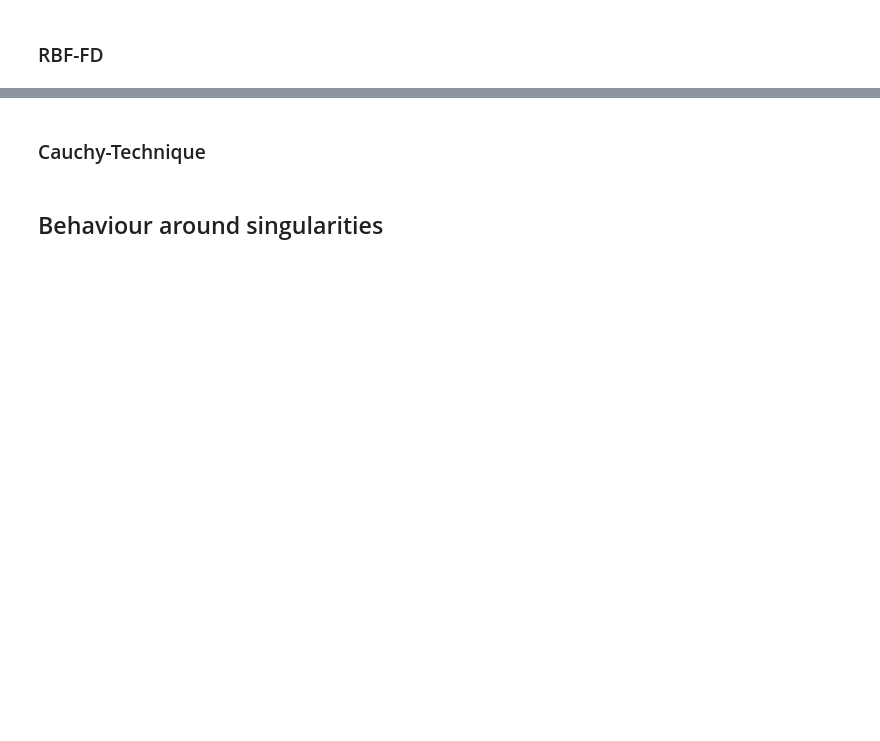
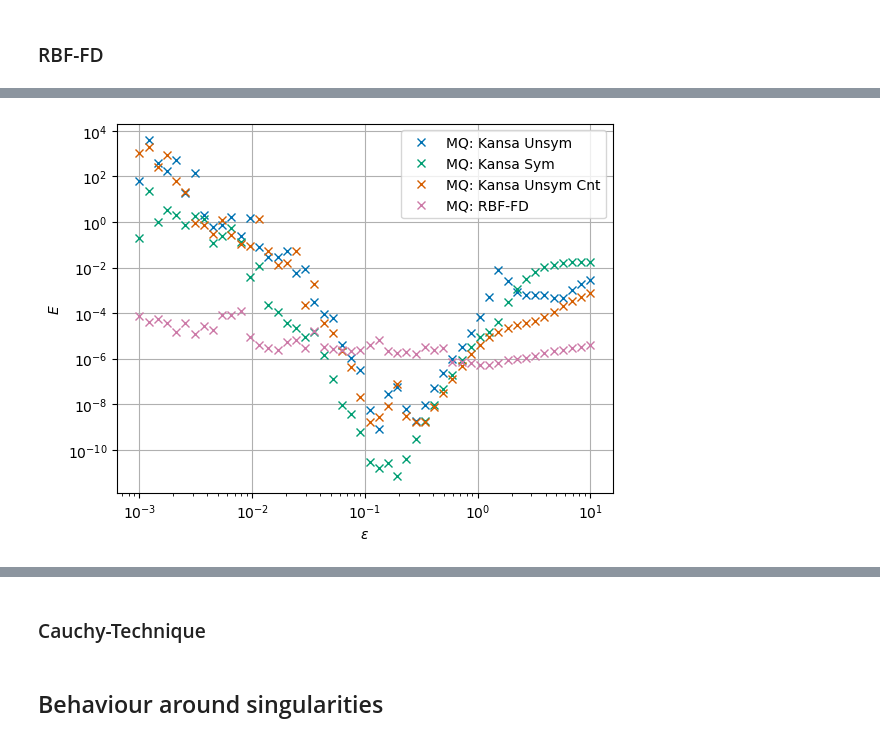
Before and after one commit to maggi0805/MML, a Jupyter notebook: mml_overview.ipynb, the cells around one changed output, grey strips where cells are left out. Drawn from its saved outputs; the diff is of its cells as text; code cells hidden in the pictures; blank space fills up the shorter version.

```diff
--- a/mml_overview.ipynb
+++ b/mml_overview.ipynb
@@ -1300,0 +1452,36 @@ QM: E(N)=exp(-0.9076277819771418)N^(-2.9536819021472516)
+# %%
+eps = np.logspace(-3, 1, 50)
+u, f = func('u1')
+err_1 = []
+err_2 = []
+err_3 = []
+err_fd = []
+
+inte, bdy, cnt, err = domain('ud', 50, 20, 0.5, 10000)
+
+for e in eps:
+    u_approx = kansa('unsym', 'MQ', e, inte, bdy, err)
+    err_1.append(Error(u_approx))
+
+    u_approx = kansa('sym', 'MQ', e, inte, bdy, err)
+    err_2.append(Error(u_approx))
+
+    u_approx = kansa('unsym_cnt', 'MQ', e, inte, bdy, err, cnt)
+    err_3.append(Error(u_approx))
+
+    u_approx = rbf_fd('MQ', inte, bdy, 2, 10, e)
+    err = np.copy(inte)
+    err_fd.append(Error(u_approx))
+
+plt.plot(eps, err_1, linestyle = 'none', marker = 'x', label = 'MQ: Kansa Unsym');
+plt.plot(eps, err_2, linestyle = 'none', marker = 'x', label = 'MQ: Kansa Sym');
+plt.plot(eps, err_3, linestyle = 'none', marker = 'x', label = 'MQ: Kansa Unsym Cnt');
+plt.plot(eps, err_fd, linestyle = 'none', marker = 'x', label = 'MQ: RBF-FD');
+plt.yscale('log')
+plt.xscale('log');
+plt.grid(True);
+plt.xlabel(r'$\epsilon$')
+plt.ylabel(r'$E$')
+plt.legend();
+# %% [output]
+[figure, added]
```
Also changed, not shown: parts of 66 cells of this notebook.
